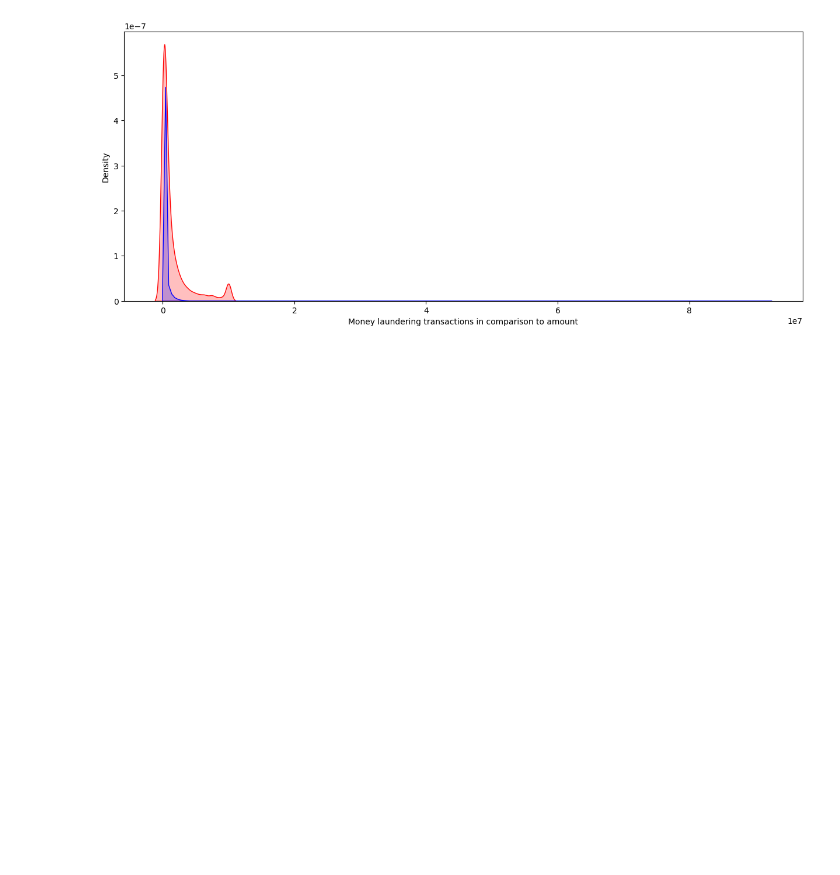
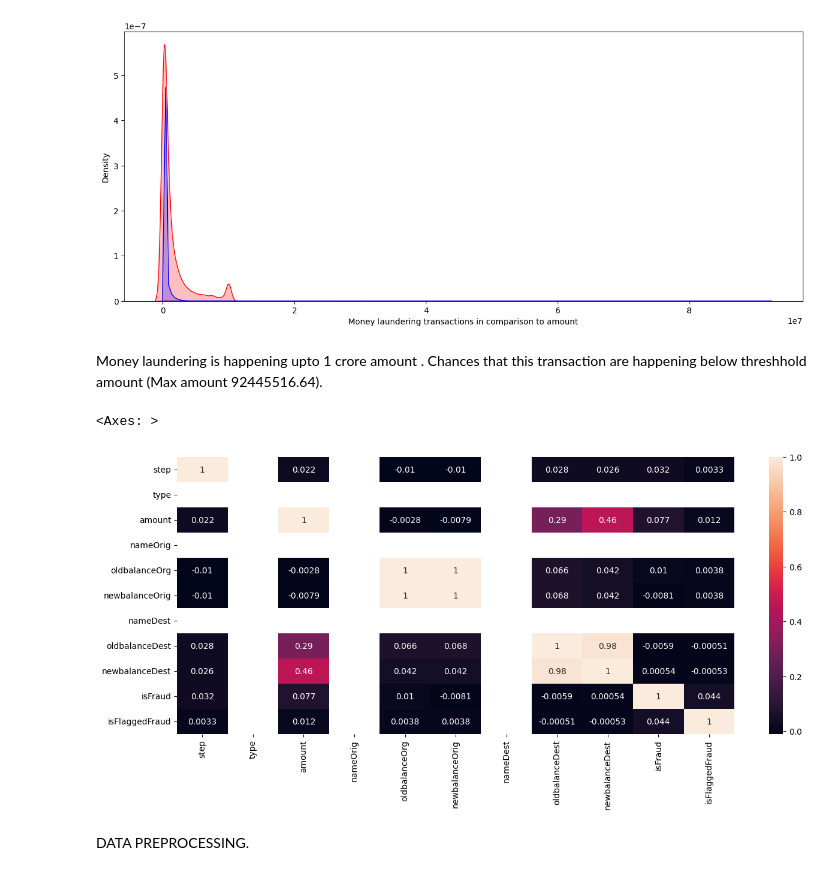
Before and after one commit to Kevin-Mugo/Anti-money-laundering-AML-, a Jupyter notebook: Untitled3.ipynb, the cells around one changed output. Saved outputs shown, nothing was run; the diff lists cells and outputs as text; code cells hidden in the pictures; blank space fills up the shorter version.

```diff
--- a/Untitled3.ipynb
+++ b/Untitled3.ipynb
@@ -152,0 +157,13 @@ Text(0.5, 0, 'Money laundering transactions in comparison to amount')
+# %% [markdown]
+Money laundering is happening upto 1 crore amount . Chances that this transaction are happening below threshhold amount (Max amount 92445516.64).
+# %%
+
+# Convert columns to numeric where applicable, errors='coerce' will convert non-convertible values to NaN
+Aml_data = Aml_data.apply(pd.to_numeric, errors='coerce')
+
+correlations = Aml_data.corr()
+f , ax = plt.subplots(figsize = (15,6))
+sns.heatmap(correlations , annot = True)
+# %% [output]
+<Axes: >
+[figure, added]
@@ -152,0 +174,2 @@ Text(0.5, 0, 'Money laundering transactions in comparison to amount')
+# %% [markdown]
+DATA PREPROCESSING.
```
Also changed, not shown: parts of 6 cells of this notebook.
